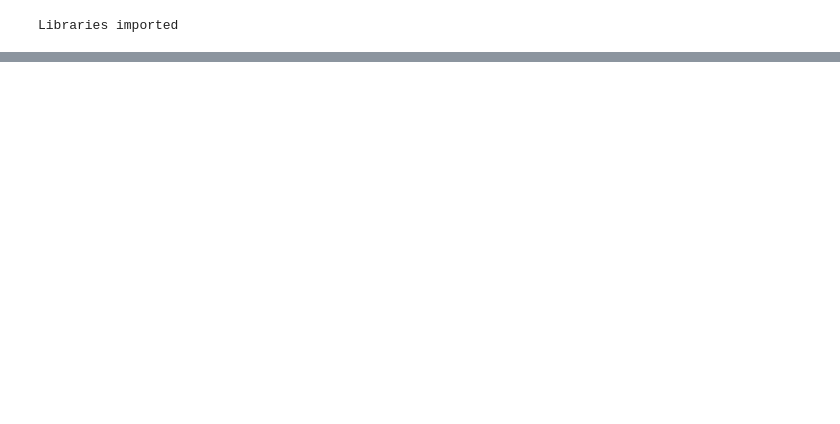
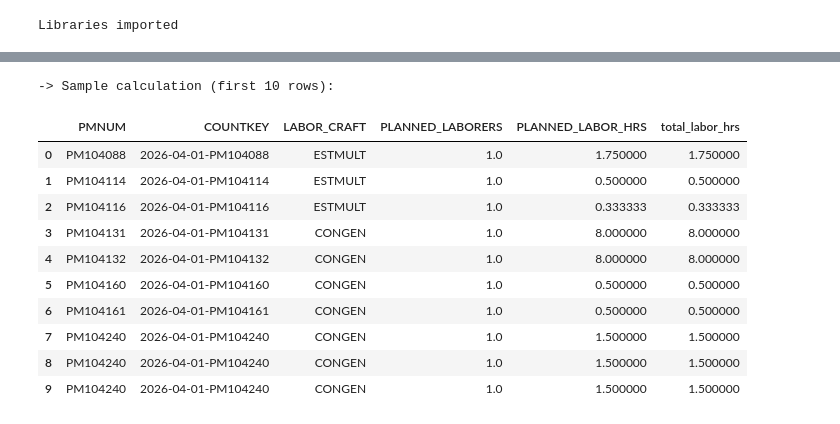
Before and after one commit to dev-festival/py4eda-project, a Jupyter notebook: notebooks/03_individual_exploration_mike.ipynb, the cells around one changed output, grey strips where cells are left out. Drawn from its saved outputs; the diff is of its cells as text; code cells hidden in the pictures; blank space fills up the shorter version.

Commit message:
update: section 2.1 - Job Plan Complexity Calculation

```diff
--- a/notebooks/03_individual_exploration_mike.ipynb
+++ b/notebooks/03_individual_exploration_mike.ipynb
@@ -232,0 +353,10 @@ And the Frequency Bands will be based on below WORK IN PROGRESS
+# %%
+# Fill missing values with 0
+df_forecast['TOTAL_TASK_DESC_LENGTH'] = df_forecast['TOTAL_TASK_DESC_LENGTH'].fillna(75) # Assume a null task would have some description
+df_forecast['PLANNED_LABOR_HRS'] = df_forecast['PLANNED_LABOR_HRS'].fillna(.5) # Assume a null plan takes some time... let's say 30 minutes
+df_forecast['TASK_COUNT'] = df_forecast['TASK_COUNT'].fillna(1) # Assuming at least 1 task per job
+df_forecast['PLANNED_LABORERS'] = df_forecast['PLANNED_LABORERS'].fillna(1) # Assuming at least 1 Laborer per job
+
+# Verify no missing values remain
+print("\n-> Missing Values Check:")
+df_forecast[['TOTAL_TASK_DESC_LENGTH','PLANNED_LABOR_HRS','TASK_COUNT','PLANNED_LABORERS']].isna().sum()
@@ -232,0 +376,20 @@ And the Frequency Bands will be based on below WORK IN PROGRESS
+# %%
+# Step 1: Total labor hours per row (laborers * hours per person)
+df_forecast['total_labor_hrs'] = df_forecast['PLANNED_LABORERS'] * df_forecast['PLANNED_LABOR_HRS']
+
+print("\n-> Sample calculation (first 10 rows):")
+sample_cols = ['PMNUM', 'COUNTKEY', 'LABOR_CRAFT', 'PLANNED_LABORERS', 'PLANNED_LABOR_HRS', 'total_labor_hrs']
+display(df_forecast[sample_cols].head(10))
+# %% [output]
+-> Sample calculation (first 10 rows):
+|  | PMNUM | COUNTKEY | LABOR_CRAFT | PLANNED_LABORERS | PLANNED_LABOR_HRS | total_labor_hrs |
+| 0 | PM104088 | 2026-04-01-PM104088 | ESTMULT | 1.0 | 1.750000 | 1.750000 |
+| 1 | PM104114 | 2026-04-01-PM104114 | ESTMULT | 1.0 | 0.500000 | 0.500000 |
+| 2 | PM104116 | 2026-04-01-PM104116 | ESTMULT | 1.0 | 0.333333 | 0.333333 |
+| 3 | PM104131 | 2026-04-01-PM104131 | CONGEN | 1.0 | 8.000000 | 8.000000 |
+| 4 | PM104132 | 2026-04-01-PM104132 | CONGEN | 1.0 | 8.000000 | 8.000000 |
+| 5 | PM104160 | 2026-04-01-PM104160 | CONGEN | 1.0 | 0.500000 | 0.500000 |
+| 6 | PM104161 | 2026-04-01-PM104161 | CONGEN | 1.0 | 0.500000 | 0.500000 |
+| 7 | PM104240 | 2026-04-01-PM104240 | CONGEN | 1.0 | 1.500000 | 1.500000 |
+| 8 | PM104240 | 2026-04-01-PM104240 | CONGEN | 1.0 | 1.500000 | 1.500000 |
+| 9 | PM104240 | 2026-04-01-PM104240 | CONGEN | 1.0 | 1.500000 | 1.500000 |
```
Also changed, not shown: parts of 36 cells of this notebook.
